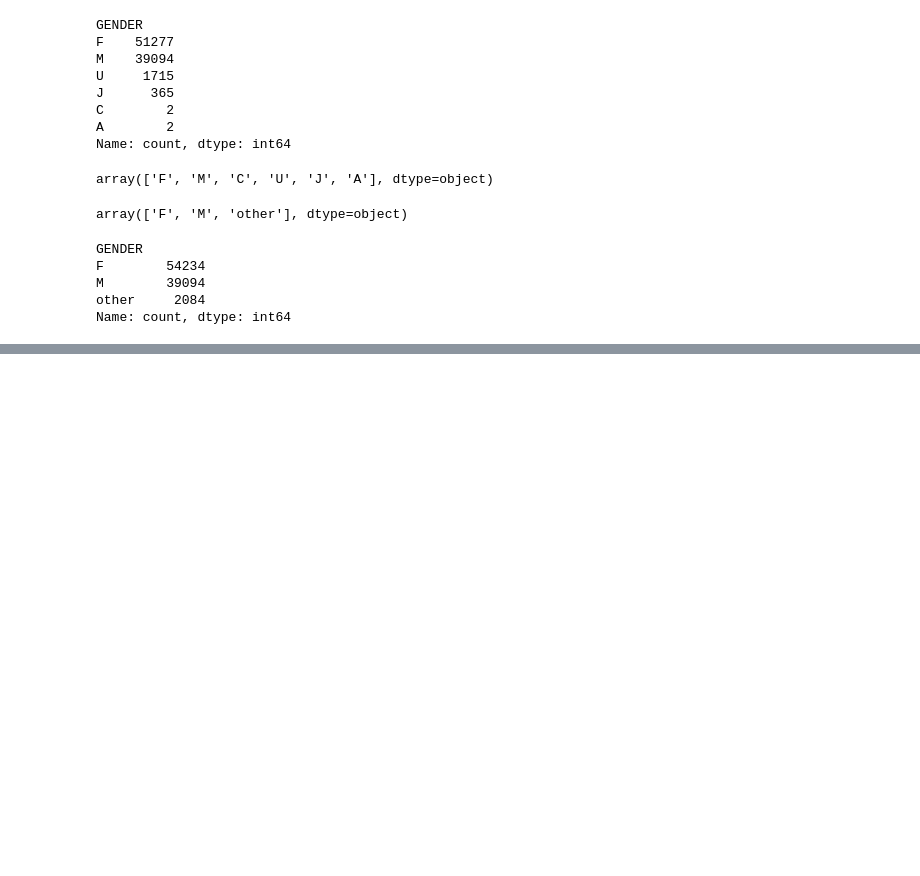
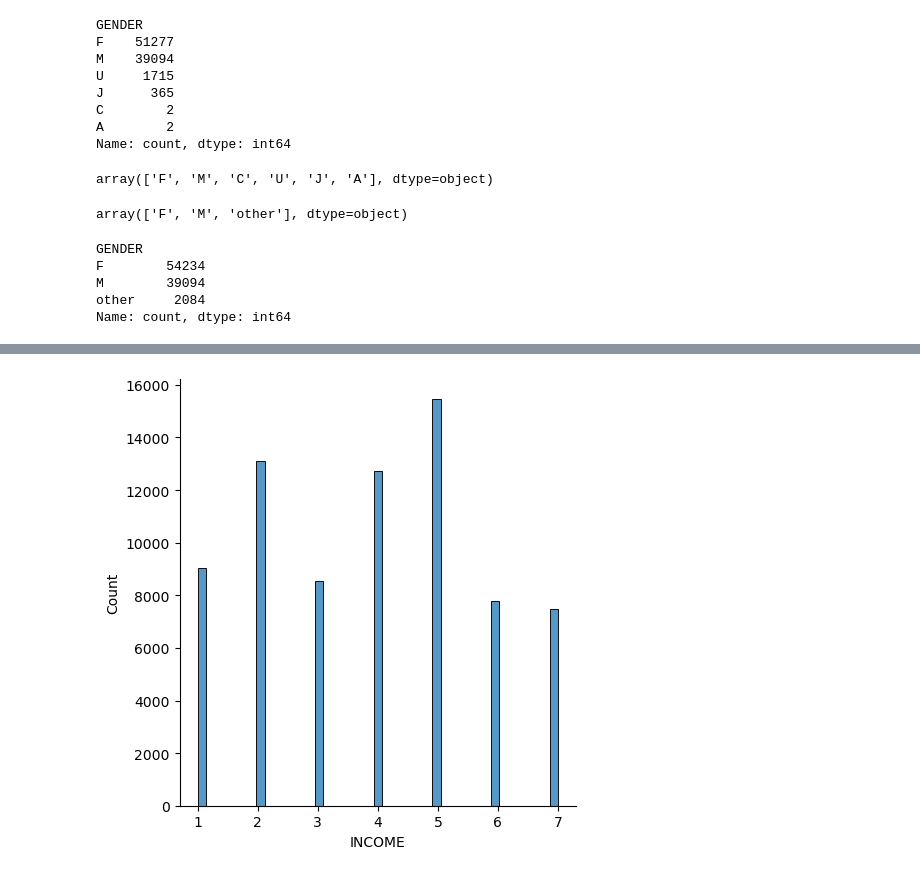
Before and after one commit to nisarem/lab-revisiting-machine-learning, a Jupyter notebook: lab-revisiting-machine-learning.ipynb, the cells around one changed output, grey strips where cells are left out. Cells and saved outputs as stored; diff of their text form; code cells hidden in the pictures; blank space fills up the shorter version.

```diff
--- a/lab-revisiting-machine-learning.ipynb
+++ b/lab-revisiting-machine-learning.ipynb
@@ -216,0 +701,2 @@ Name: count, dtype: int64
+# %%
+numerical['AGE'] = numerical['AGE'].fillna(np.mean(numerical['AGE']))
@@ -216,0 +707,5 @@ Name: count, dtype: int64
+# %%
+sns.displot(numerical['INCOME'])
+plt.show()
+# %% [output]
+[figure, added]
```
Also changed, not shown: parts of 94 cells of this notebook.
